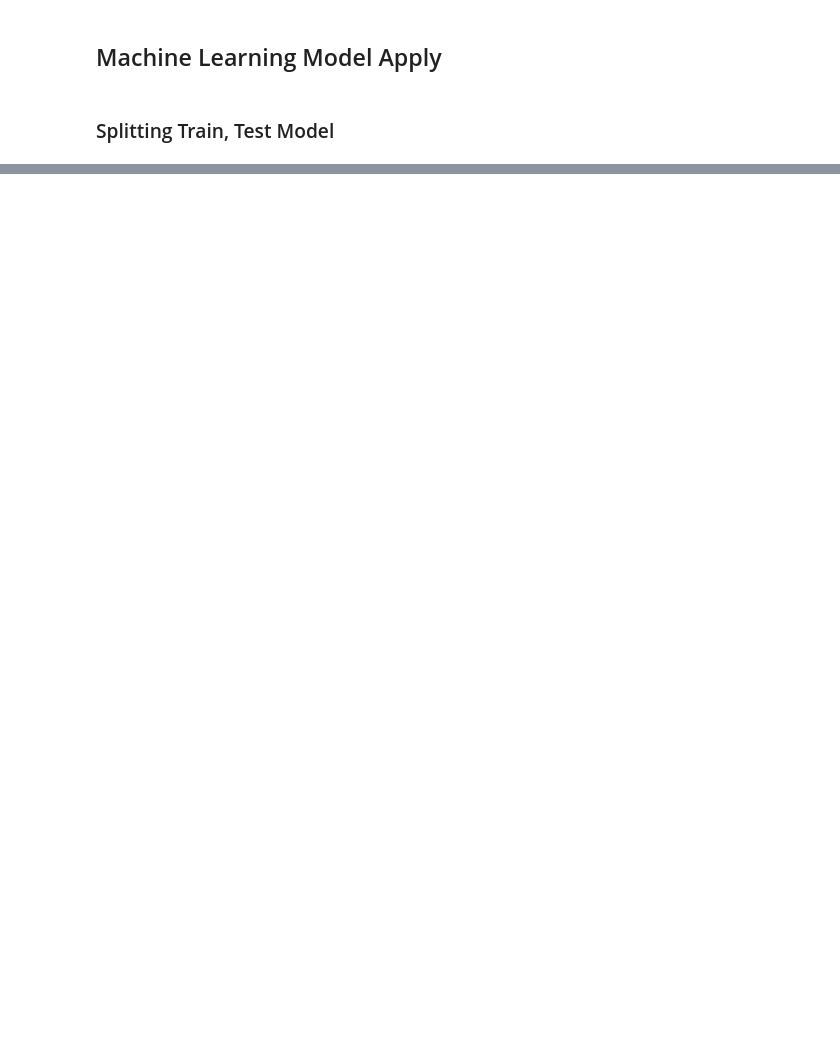
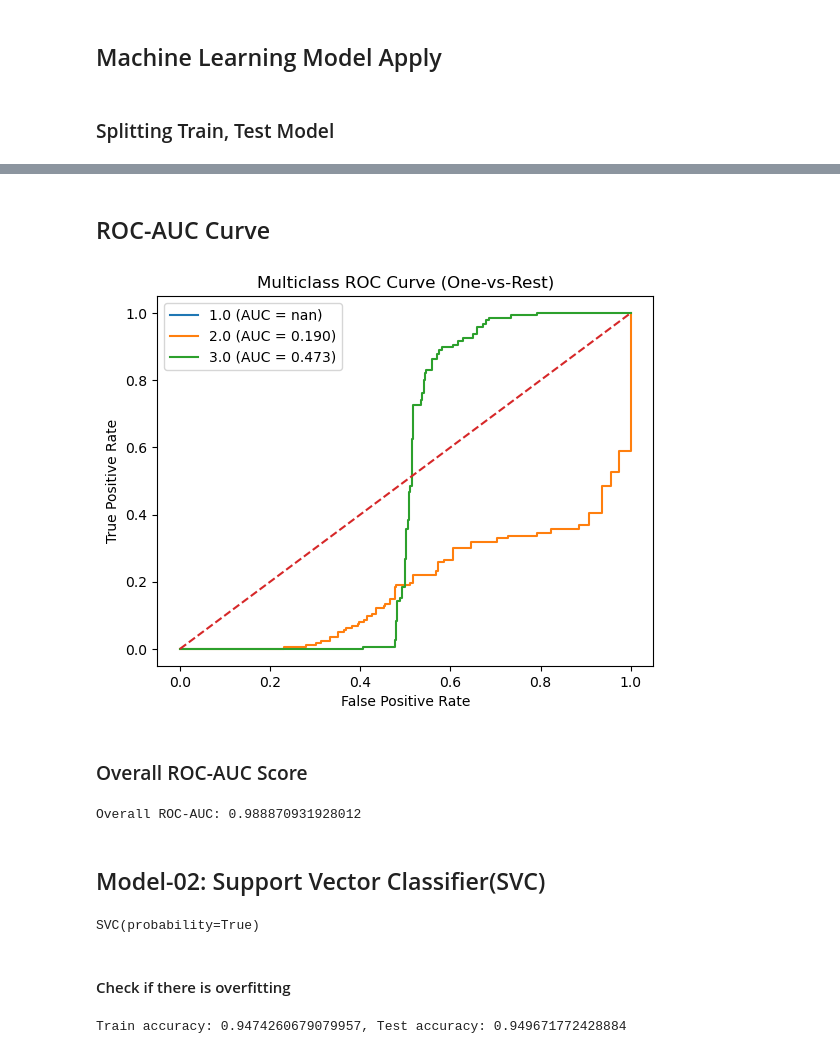
Before and after one commit to kawsaruddinpatoary/Python-MachineLearning, a Jupyter notebook: Projects/Fetal-Health/fetal_health_classification.ipynb, the cells around one changed output, grey strips where cells are left out. Drawn from its saved outputs; the diff is of its cells as text; code cells hidden in the pictures; blank space fills up the shorter version.

```diff
--- a/Projects/Fetal-Health/fetal_health_classification.ipynb
+++ b/Projects/Fetal-Health/fetal_health_classification.ipynb
@@ -245,0 +285,2 @@ RandomForestClassifier(criterion='entropy', n_estimators=50)
+# %% [markdown]
+## ROC-AUC Curve
@@ -245,0 +290,40 @@ RandomForestClassifier(criterion='entropy', n_estimators=50)
+# %%
+# A function to plot ROC curve
+def plot_multiclass_roc(y_true, y_prob, class_names):
+
+    n_classes = len(class_names)
+
+    # Binarize the true labels
+    y_true_bin = label_binarize(y_true, classes=range(n_classes))
+
+    plt.figure()
+
+    for i in range(n_classes):
+        fpr, tpr, _ = roc_curve(y_true_bin[:, i], y_prob[:, i])
+        roc_auc = auc(fpr, tpr)
+
+        plt.plot(fpr, tpr, label=f"{class_names[i]} (AUC = {roc_auc:.3f})")
+
+    plt.plot([0, 1], [0, 1], linestyle='--')
+    plt.xlabel("False Positive Rate")
+    plt.ylabel("True Positive Rate")
+    plt.title("Multiclass ROC Curve (One-vs-Rest)")
+    plt.legend()
+    plt.show()
+# %%
+y_prob = logisticModel.predict_proba(x_test) # Probability of each prediction
+# %%
+plot_multiclass_roc(y_test, y_prob, class_names)
+# %% [output]
+[figure, added]
+# %% [markdown]
+### Overall ROC-AUC Score
+# %%
+from sklearn.metrics import roc_auc_score
+
+auc_score = roc_auc_score(y_test, y_prob, multi_class='ovr')
+print("Overall ROC-AUC:", auc_score)
+# %% [output]
+Overall ROC-AUC: 0.988870931928012
+# %% [markdown]
+## Model-02: Support Vector Classifier(SVC)
@@ -245,0 +334,4 @@ RandomForestClassifier(criterion='entropy', n_estimators=50)
+# %%
+svcModel.fit(x_train, y_train)
+# %% [output]
+SVC(probability=True)
@@ -245,0 +341,8 @@ RandomForestClassifier(criterion='entropy', n_estimators=50)
+# %% [markdown]
+#### Check if there is overfitting
+# %%
+train_score2 = svcModel.score(x_train, y_train)
+test_score2 = svcModel.score(x_test, y_test)
+print("Train accuracy: " + str(train_score2) + ", Test accuracy: " + str(test_score2))
+# %% [output]
+Train accuracy: 0.9474260679079957, Test accuracy: 0.949671772428884
```
Also changed, not shown: parts of 103 cells of this notebook, 1 other file.
